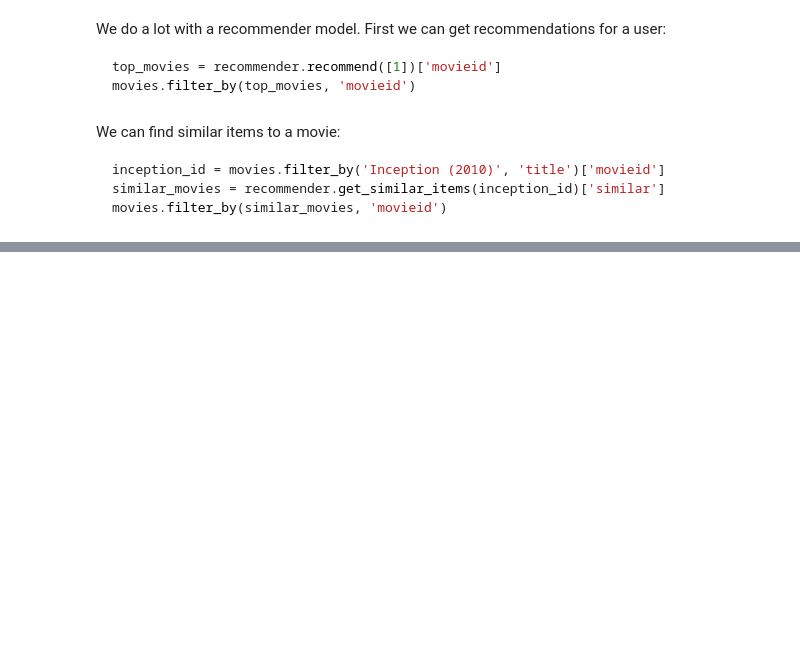
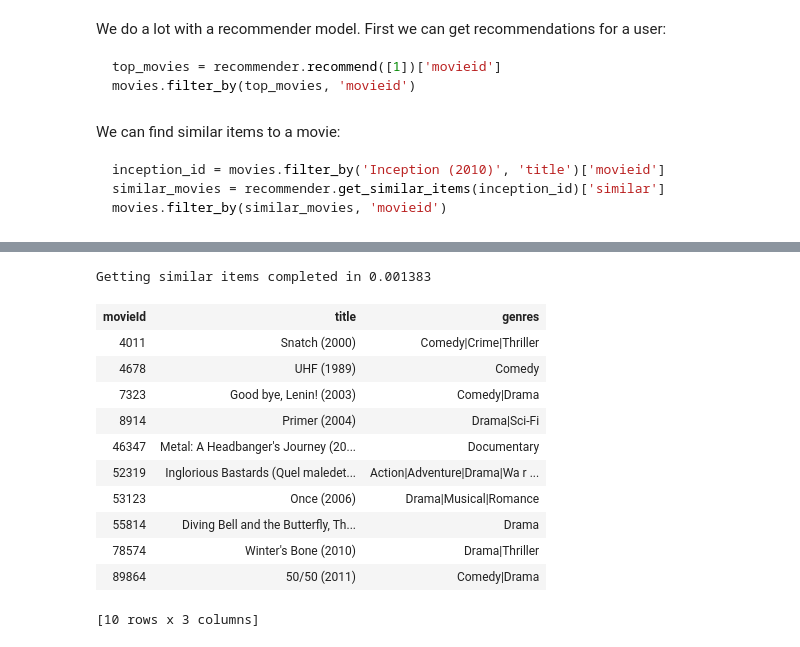
Before and after one commit to supwest/graphlab_demo, a Jupyter notebook: recommender_demo.ipynb, the cells around one changed output, grey strips where cells are left out. Cells and saved outputs as stored; diff of their text form; code cells hidden in the pictures; blank space fills up the shorter version.

```diff
--- a/recommender_demo.ipynb
+++ b/recommender_demo.ipynb
@@ -29,0 +171,18 @@ movies.filter_by(similar_movies, 'movieid')
+# %%
+inception_id = movies.filter_by('Inception (2010)', 'title')['movieId']
+similar_movies = recommender.get_similar_items(inception_id)['similar']
+movies.filter_by(similar_movies, 'movieId')
+# %% [output]
+Getting similar items completed in 0.001383
+| movieId | title | genres |
+| 4011 | Snatch (2000) | Comedy|Crime|Thriller |
+| 4678 | UHF (1989) | Comedy |
+| 7323 | Good bye, Lenin! (2003) | Comedy|Drama |
+| 8914 | Primer (2004) | Drama|Sci-Fi |
+| 46347 | Metal: A Headbanger's Journey (20... | Documentary |
+| 52319 | Inglorious Bastards (Quel maledet... | Action|Adventure|Drama|Wa r ... |
+| 53123 | Once (2006) | Drama|Musical|Romance |
+| 55814 | Diving Bell and the Butterfly, Th... | Drama |
+| 78574 | Winter's Bone (2010) | Drama|Thriller |
+| 89864 | 50/50 (2011) | Comedy|Drama |
+[10 rows x 3 columns]
```
Also changed, not shown: parts of 19 cells of this notebook, 1 other file.
